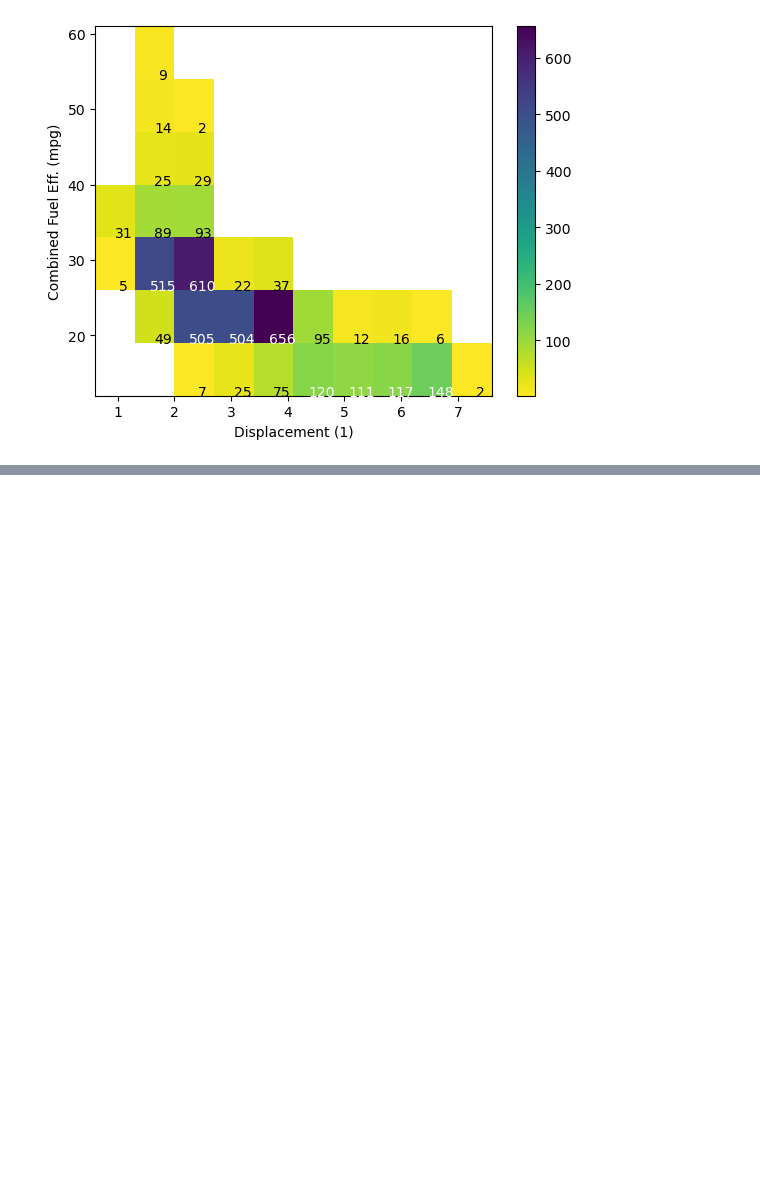
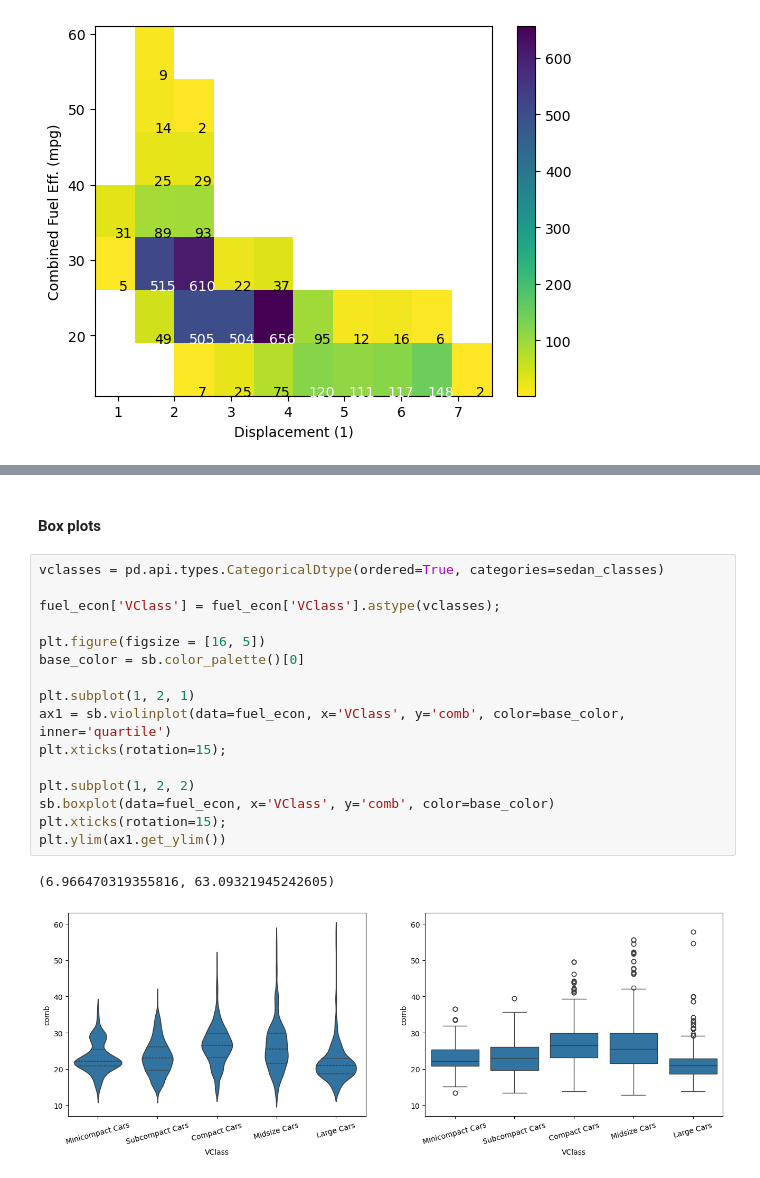
Before and after one commit to vinigalantine/study-python-ml, a Jupyter notebook: Learning-Matplotlib-Seaborn_part2.ipynb, the cells around one changed output, grey strips where cells are left out. Cells and saved outputs as stored; diff of their text form; blank space fills up the shorter version.

```diff
--- a/Learning-Matplotlib-Seaborn_part2.ipynb
+++ b/Learning-Matplotlib-Seaborn_part2.ipynb
@@ -167,0 +199,21 @@ for i in range(counts.shape[0]):
+# %% [markdown]
+#### Box plots
+# %%
+vclasses = pd.api.types.CategoricalDtype(ordered=True, categories=sedan_classes)
+
+fuel_econ['VClass'] = fuel_econ['VClass'].astype(vclasses);
+
+plt.figure(figsize = [16, 5])
+base_color = sb.color_palette()[0]
+
+plt.subplot(1, 2, 1)
+ax1 = sb.violinplot(data=fuel_econ, x='VClass', y='comb', color=base_color, inner='quartile')
+plt.xticks(rotation=15);
+
+plt.subplot(1, 2, 2)
+sb.boxplot(data=fuel_econ, x='VClass', y='comb', color=base_color)
+plt.xticks(rotation=15);
+plt.ylim(ax1.get_ylim())
+# %% [output]
+(6.966470319355816, 63.09321945242605)
+[figure, added]
```
Also changed, not shown: parts of 33 cells of this notebook, 1 other file.
